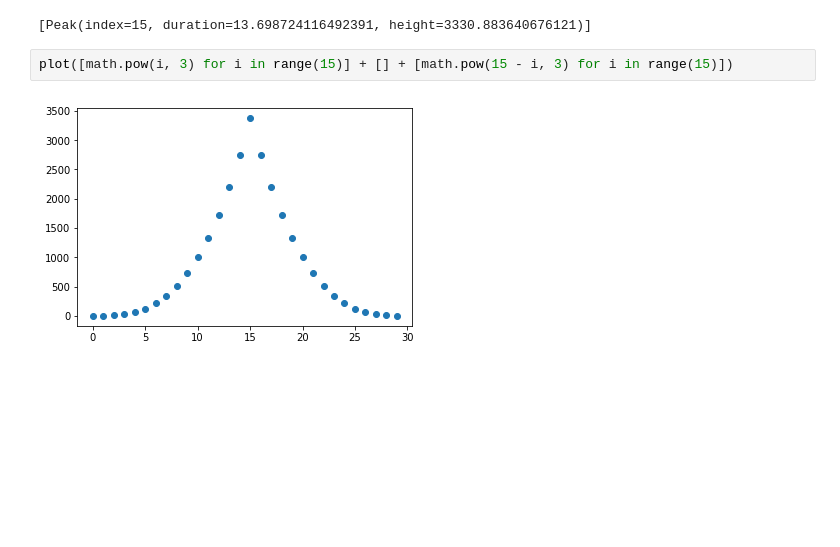
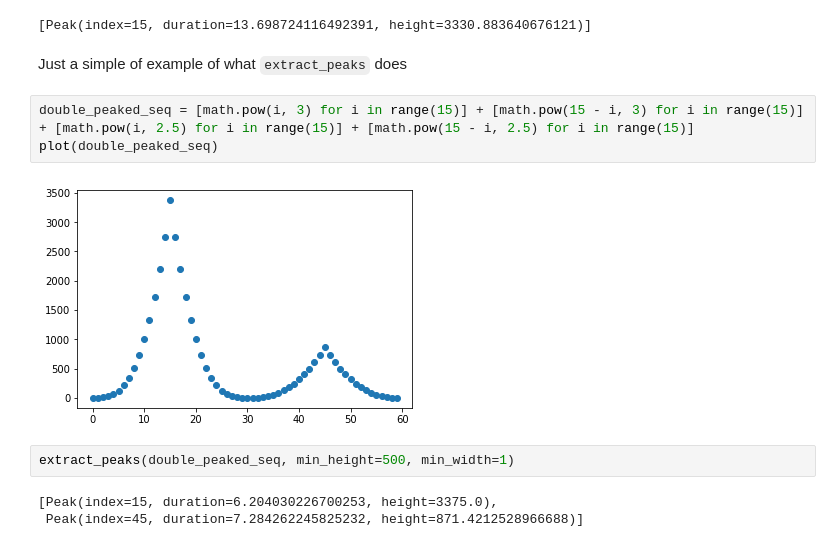
Before and after one commit to mion/shelf-analytics, a Jupyter notebook: notebooks/Extracting_peaks_from_intersection_area_over_time.ipynb, the cells around one changed output. Cells and saved outputs as stored; diff of their text form; blank space fills up the shorter version.

Commit message:
Update fixtures, notebook and unit test to add double peaked sequence

```diff
--- a/notebooks/Extracting_peaks_from_intersection_area_over_time.ipynb
+++ b/notebooks/Extracting_peaks_from_intersection_area_over_time.ipynb
@@ -60,7 +60,15 @@ And now we can extract the peak using our eye-balled value of `3000`:
 extract_peaks(interp_iaot, min_height=3000, min_width=1)
 # %% [output]
 [Peak(index=15, duration=13.698724116492391, height=3330.883640676121)]
+# %% [markdown]
+Just a simple of example of what `extract_peaks` does
 # %%
-plot([math.pow(i, 3) for i in range(15)] + [] + [math.pow(15 - i, 3) for i in range(15)])
+double_peaked_seq = [math.pow(i, 3) for i in range(15)] + [math.pow(15 - i, 3) for i in range(15)] + [math.pow(i, 2.5) for i in range(15)] + [math.pow(15 - i, 2.5) for i in range(15)]
+plot(double_peaked_seq)
 # %% [output]
-[figure, old version]
+[figure, new version]
+# %%
+extract_peaks(double_peaked_seq, min_height=500, min_width=1)
+# %% [output]
+[Peak(index=15, duration=6.204030226700253, height=3375.0),
+ Peak(index=45, duration=7.284262245825232, height=871.4212528966688)]
```
Also changed, not shown: 2 other files.
